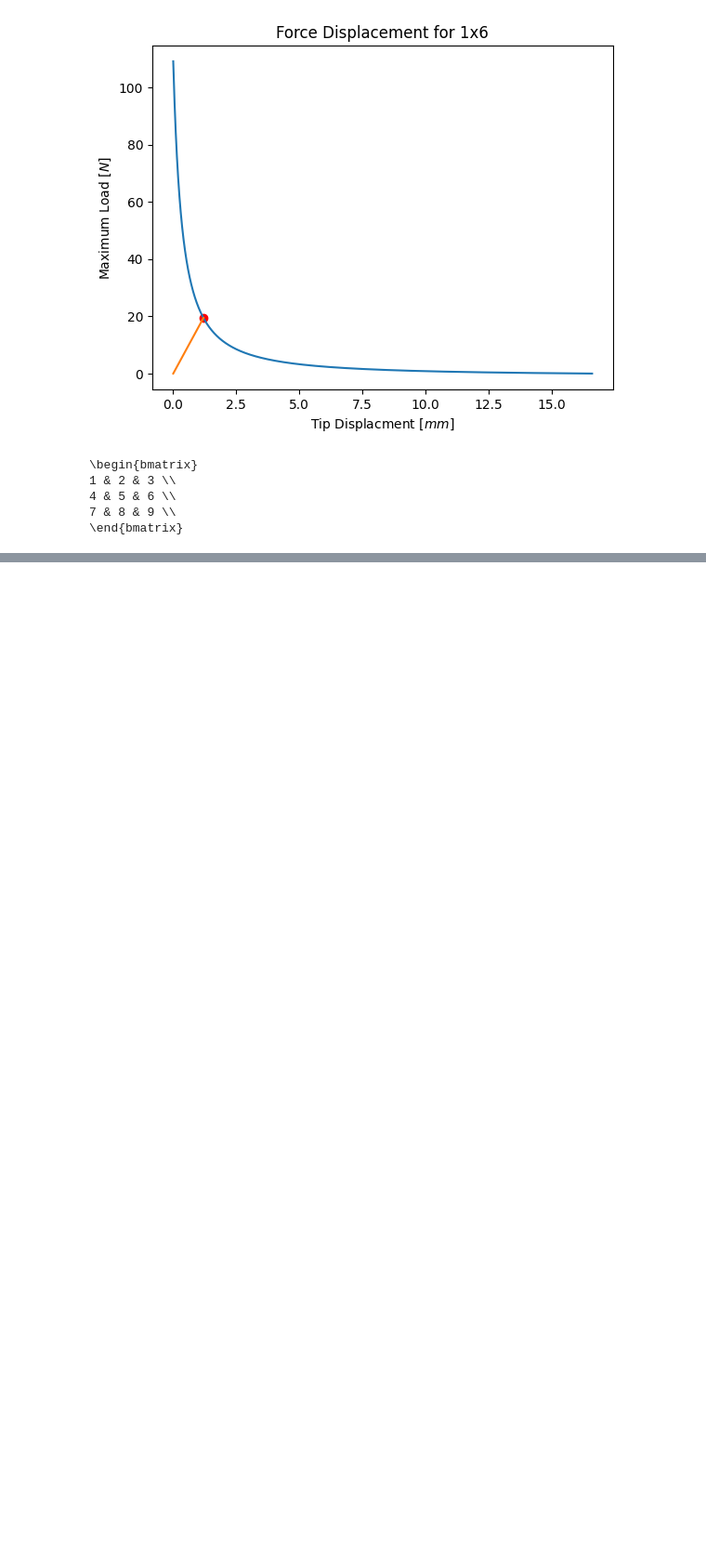
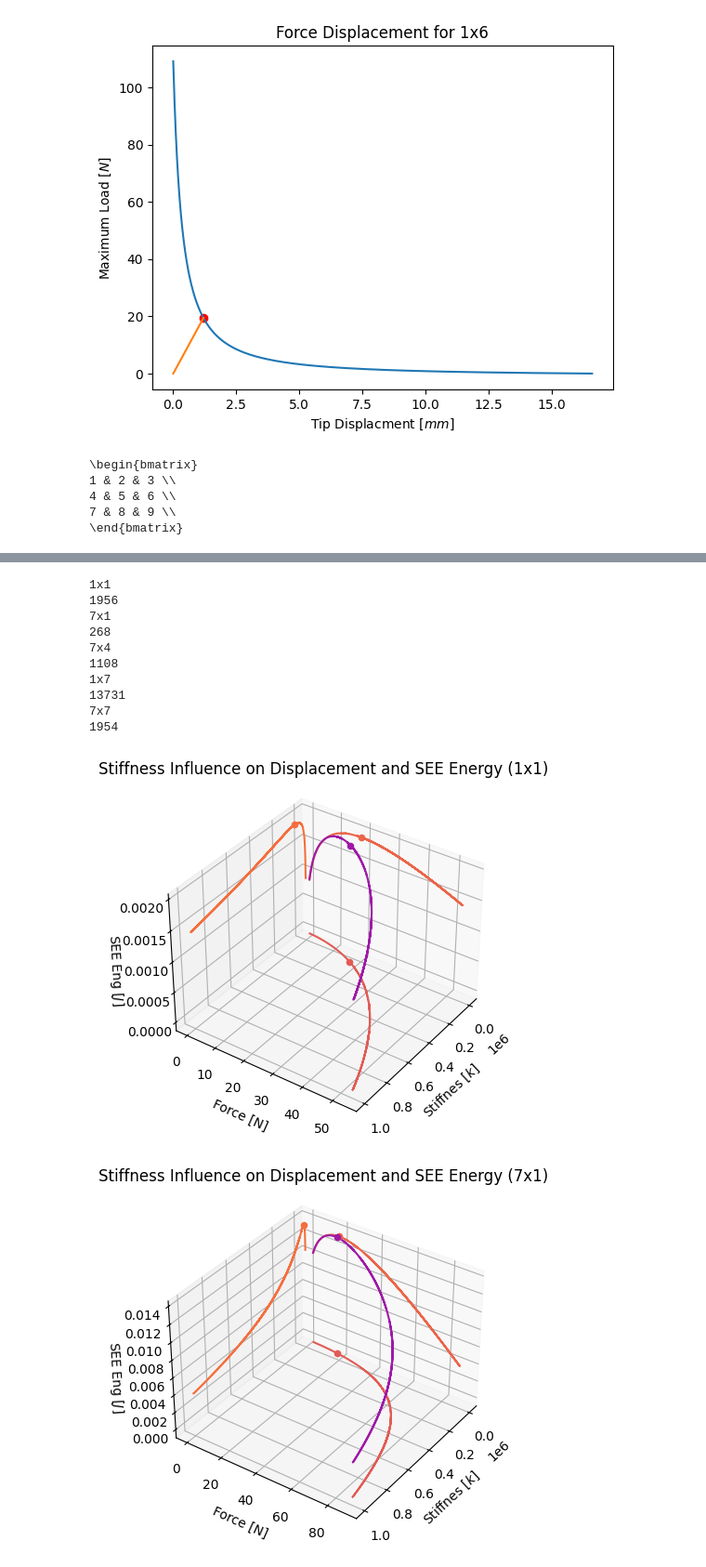
Before and after one commit to Globbo-The-Glob/PhD_Code, a Jupyter notebook: PH_moderncode.ipynb, the cells around one changed output, grey strips where cells are left out. Shown at 93% size. Cells and saved outputs as stored; diff of their text form; code cells hidden in the pictures; blank space fills up the shorter version.

```diff
--- a/PH_moderncode.ipynb
+++ b/PH_moderncode.ipynb
@@ -662,0 +744,64 @@ print(latex_output)
+# %%
+## Displacement, see energy, stiffness
+## Energy Graphs
+x = spring_ks
+index_use = [0,6,27,42,48]
+title_adds = ["1x1","7x1","7x4","1x7","7x7"]
+ii = 0
+bestj = 0
+for i in index_use:
+    print(title_adds[ii])
+    bestsofar = 0
+    use = all_results[i].copy()
+    X = use[1]
+    # X = use[0]
+    use_this1 = energys[i][:].copy()
+    use_this2 = bigBlocks[i][:].copy()
+
+    # Make usee and eff arrays
+    usee = np.zeros((res,1))
+    eff = np.zeros((res,1))
+    for j in range(0,res):
+        usee[j] = use_this1[j][1]
+        eff[j] = X[int(use_this2[j])]
+
+    for j in range(0,res):
+        if usee[j] > bestsofar:
+            bestsofar = usee[j]
+            bestj = j
+        else:
+            continue
+    print(bestj)
+    fig= plt.figure()
+    y= eff
+    z= usee
+    ax= fig.add_subplot(111, projection= '3d')
+    ax.plot(x, z, '#f56e3d', zdir='y')
+    ax.plot(y, z, '#eb6549', zdir='x')
+    ax.plot(x, y, '#e25b55'  ,zdir='z')
+
+    ax.scatter(x[bestj], z[bestj], color='#f56e3d', zdir='y')
+    ax.scatter(y[bestj], z[bestj],color= '#eb6549', zdir='x')
+    ax.scatter(x[bestj], y[bestj], color='#e25b55'  ,zdir='z')
+    ax.plot(x.flatten(),y.flatten(),z.flatten(),color = '#9f19a8')
+    ax.scatter(x[bestj],y[bestj],z[bestj],color='#9f19a8')
+    ax.set_xlabel("Stiffnes "r"[$k$]")
+    ax.set_ylabel("Force "r"[N]")
+    ax.set_zlabel("SEE Eng " r"[$J$]")
+    plt.title(f"Stiffness Influence on Blocking Force and SEE Energy ({title_adds[ii]})")
+    ii += 1
+
+    ax.view_init(35, 35)
+# %% [output]
+1x1
+1956
+7x1
+268
+7x4
+1108
+1x7
+13731
+7x7
+1954
+[figure, added]
+[figure, added]
```
Also changed, not shown: parts of 6 cells of this notebook.
